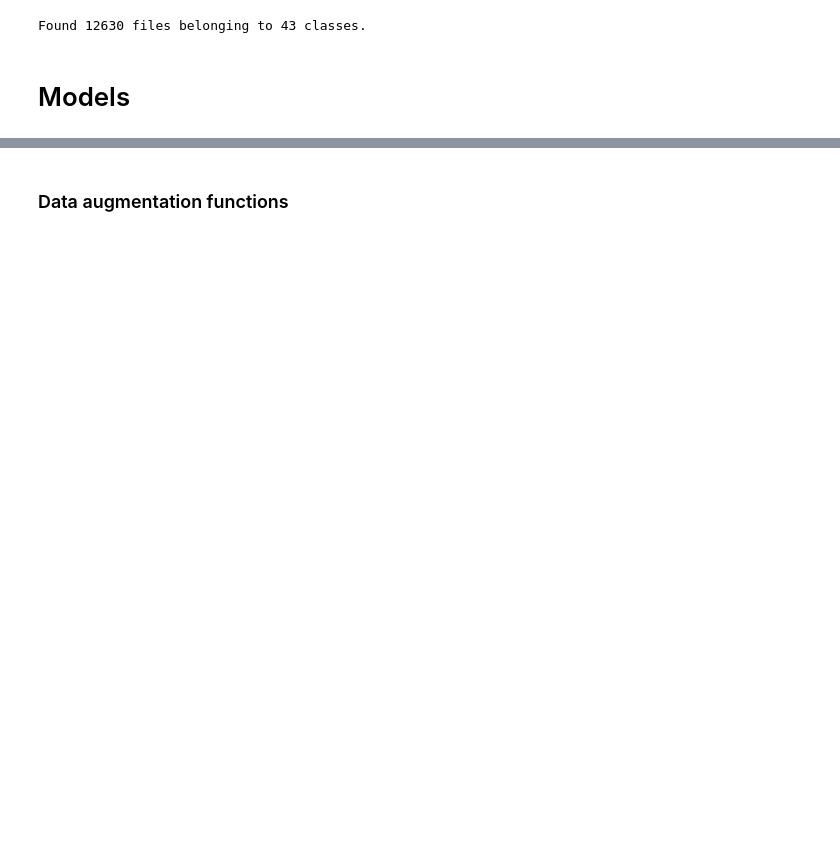
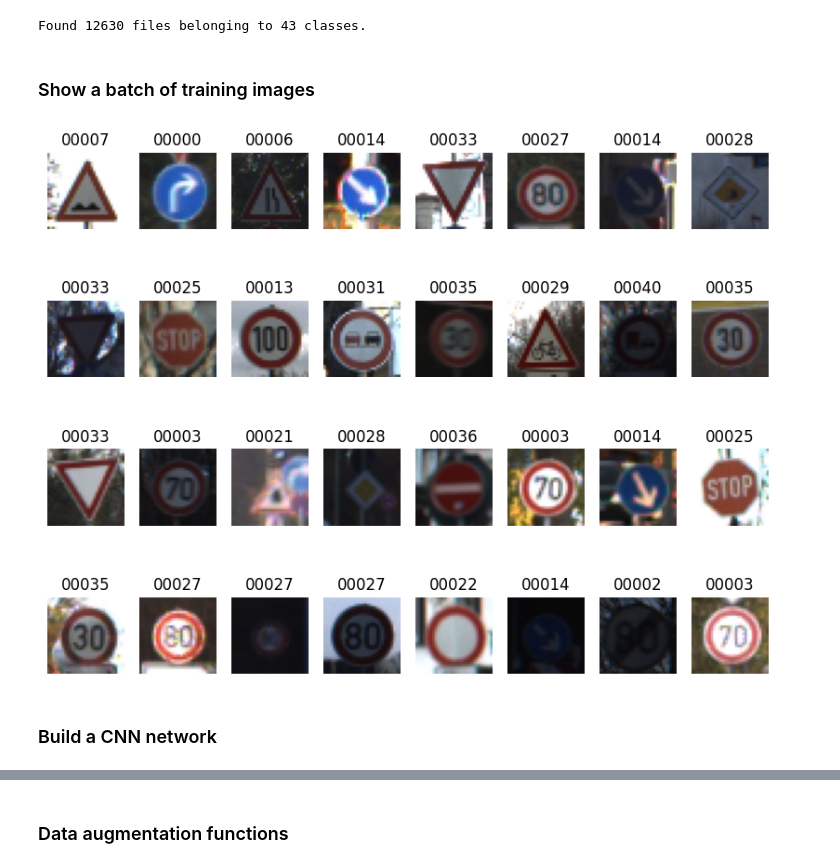
Before and after one commit to Laura-Rodrigues/VCPI, a Jupyter notebook: VCPI_Projeto.ipynb, the cells around one changed output, grey strips where cells are left out. Saved outputs shown, nothing was run; the diff lists cells and outputs as text; code cells hidden in the pictures; blank space fills up the shorter version.

```diff
--- a/VCPI_Projeto.ipynb
+++ b/VCPI_Projeto.ipynb
@@ -404,0 +290,7 @@ Carregar as images de teste.
+# %%
+dataSolo = dataset
+dataSolo = dataSolo.cache()
+dataSolo = dataSolo.shuffle(buffer_size = dataset_length)
+dataSolo = dataSolo.batch(batch_size=BATCH_SIZE)
+dataSolo = dataSolo.prefetch(buffer_size=AUTOTUNE)
+print(dataSolo.cardinality())
@@ -404,0 +299,24 @@ Carregar as images de teste.
+# %%
+#valset = tf.keras.preprocessing.image_dataset_from_directory(
+#    f'{data_path}/val',
+#    image_size = (32, 32),
+#    batch_size = None,
+#    label_mode = 'categorical',
+#    shuffle = True)
+#
+#valset = valset.map(lambda x, y: (normalize(x), y))
+print(dataset_length)
+train_size = int(0.8 * dataset_length/ BATCH_SIZE)
+print(train_size)
+val_size = int(0.2 * dataset_length / BATCH_SIZE)
+print(val_size)
+aux = dataSolo
+dataSolo = dataSolo.take(train_size)
+valset = aux.skip(train_size)
+print(dataSolo.cardinality())
+print(valset.cardinality())
+
+
+#valset = valset.cache()
+#valset = valset.batch(batch_size = BATCH_SIZE)
+#valset = valset.prefetch(buffer_size = AUTOTUNE)
@@ -416,4 +351,2 @@ testset = testset.batch(batch_size = BATCH_SIZE)
 # %% [output]
 Found 12630 files belonging to 43 classes.
-# %% [markdown]
-# Models
@@ -421,0 +353,9 @@ classNames = np.array(os.listdir(f'{data_path}/train'))
+# %% [markdown]
+### Show a batch of training images
+# %%
+image_batch, label_batch = next(iter(dataSolo))
+show_batch(image_batch, label_batch.numpy())
+# %% [output]
+[figure, added]
+# %% [markdown]
+### Build a CNN network
```
Also changed, not shown: parts of 129 cells of this notebook.
